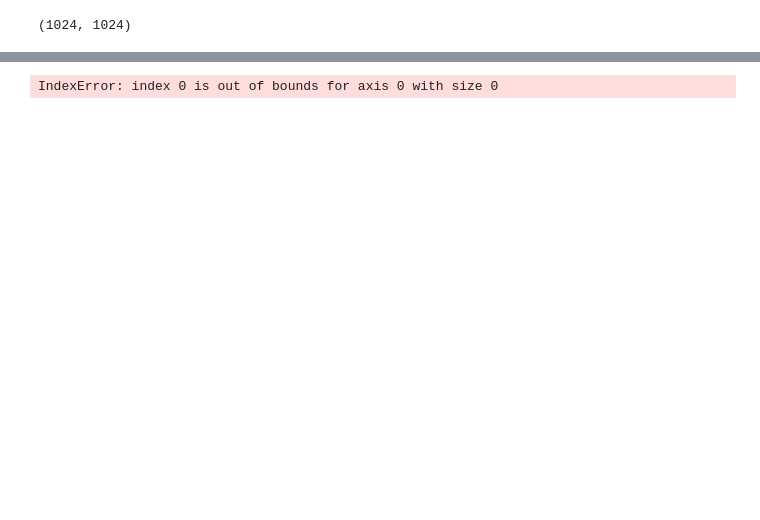
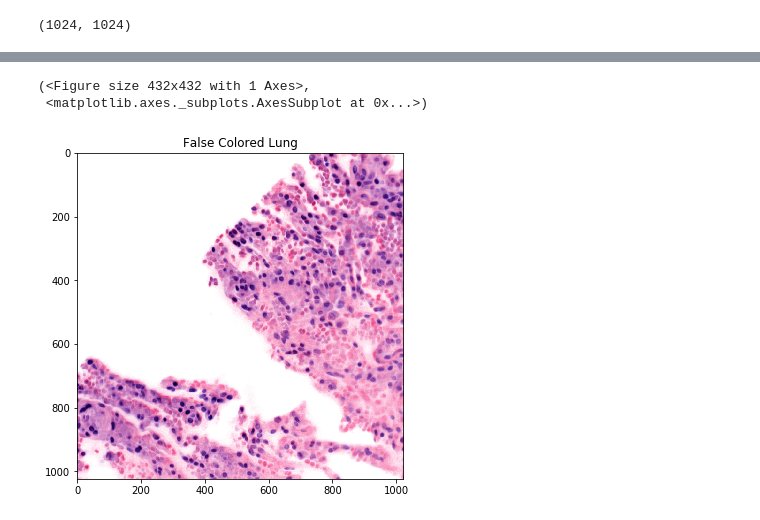
Before and after one commit to serrob23/falsecolor, a Jupyter notebook: Example/GPU examples.ipynb, the cells around one changed output, grey strips where cells are left out. Cells and saved outputs as stored; diff of their text form; code cells hidden in the pictures; blank space fills up the shorter version.

```diff
--- a/Example/GPU examples.ipynb
+++ b/Example/GPU examples.ipynb
@@ -77,4 +99,4 @@ for value in constants_cyto.values():
 # %%
-#get flat field images
-nuc_flatfield,nuc_bg = fc.getFlatField(np.moveaxis(lung_nuclei,0,1))
-cyto_flatfield,cyto_bg = fc.getFlatField(np.moveaxis(lung_cyto,0,1))
+#Calculate flatfield from background subtracted data
+nuc_flatfield = fc.getFlatField(nuclei_nobackground)[0]
+cyto_flatfield = fc.getFlatField(cyto_nobackground)[0]
@@ -94,7 +103,7 @@ ViewImage(original_settings)
 # %%
-#upsample flat field images
-nuc_flatfield = nd.interpolation.zoom(nuc_flatfield[:,0,:], 16, order = 1, mode = 'nearest')
-cyto_flatfield = nd.interpolation.zoom(cyto_flatfield[:,0,:], 16, order = 1, mode = 'nearest')
+#upsample flat fields to be the correct shape
+nuc_flatfield = nd.interpolation.zoom(nuc_flatfield[0], 16, order = 1, mode = 'nearest')
+cyto_flatfield = nd.interpolation.zoom(cyto_flatfield[0], 16, order = 1, mode = 'nearest')
 nuc_flatfield.shape
 # %% [output]
 (1024, 1024)
@@ -107,10 +110,11 @@ cyto_noback[cyto_noback < 0] = 0
 # %%
-sharp_nuclei = np.zeros(nuclei_noback.shape)
-sharp_cyto = np.zeros(cyto_noback.shape)
+#Sharpen Images
+sharp_nuclei = np.zeros(nuclei_nobackground.shape)
+sharp_cyto = np.zeros(cyto_nobackground.shape)
 
 for i in range(len(sharp_nuclei)):
-    sharp_nuclei[i] = fc.sharpenImage(nuclei_noback[i])
-    sharp_cyto[i] = fc.sharpenImage(cyto_noback[i])
+    sharp_nuclei[i] = fc.sharpenImage(nuclei_nobackground[i])
+    sharp_cyto[i] = fc.sharpenImage(cyto_nobackground[i])
 # %%
 #get RGB settings for flat fielding method
 settings_dict = fc.getDefaultRGBSettings()
@@ -120,6 +124,6 @@ pseudo_colored = []
 tstart = time.time()
 for i in range(len(lung_nuclei)):
     pseudo_colored.append(fc.rapidFalseColor(sharp_nuclei[i],sharp_cyto[i],nuclei_RGBsettings,cyto_RGBsettings,
-                                            run_normalization=True))
+                                            run_normalization=True,nuc_normfactor=nuc_flatfield,cyto_normfactor=3*cyto_flatfield))
 print(time.time()-tstart)
 # %% [output]
@@ -137,5 +131,6 @@ ViewImage(sharp_cyto[0]/cyto_flatfield)
-# %%
-testimg = np.stack((sharp_nuclei[0]/nuc_flatfield,sharp_cyto[0]/cyto_flatfield),axis=-1)
-fc.getBackgroundLevels(sharp_nuclei/nuc_flatfield)
-# %% [output]
-IndexError: index 0 is out of bounds for axis 0 with size 0
+# %%
+ViewImage(pseudo_colored[0],title = 'False Colored Lung', figsize=(6,6))
+# %% [output]
+(<Figure size 432x432 with 1 Axes>,
+ <matplotlib.axes._subplots.AxesSubplot at 0x...>)
+[figure, added]
```
Also changed, not shown: parts of 13 cells of this notebook.
